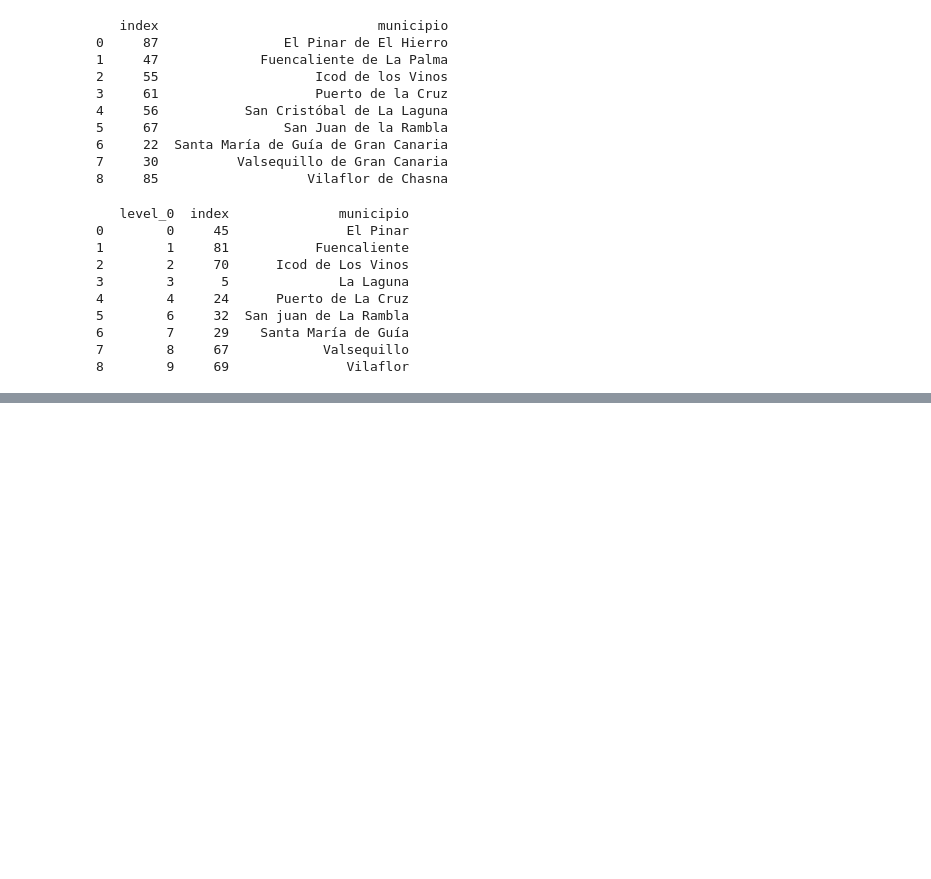
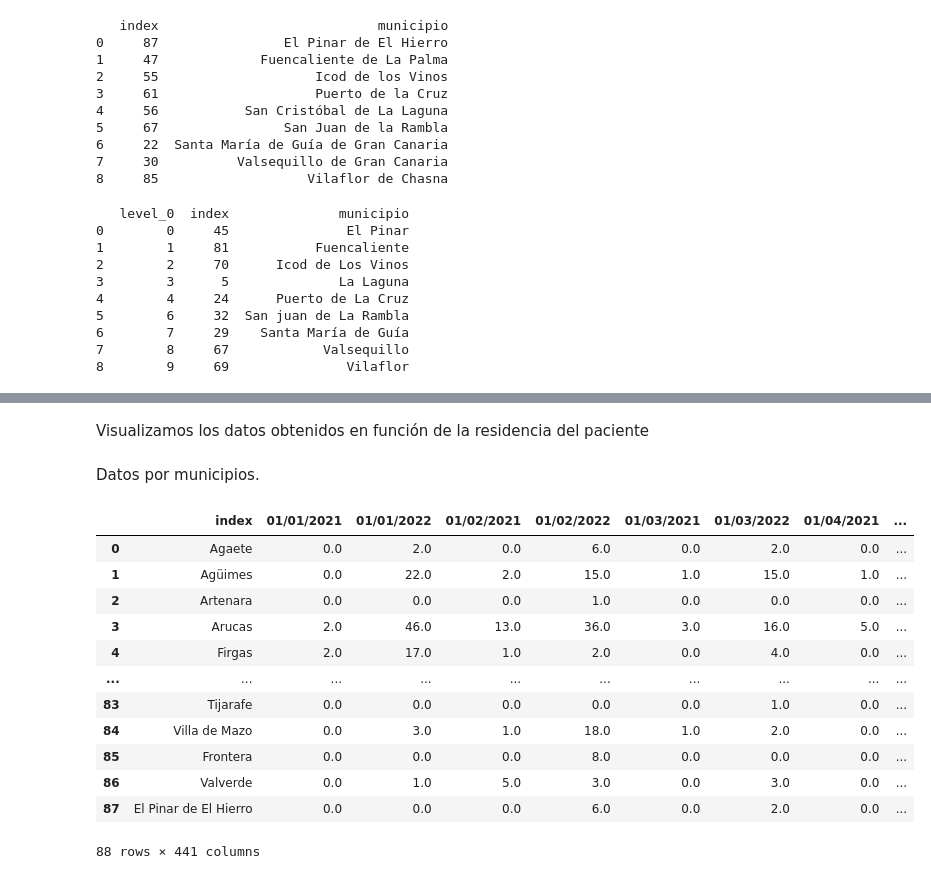
Before and after one commit to jalonsouoc/Practica2-Visualizacion-de-datos, a Jupyter notebook: practica2_visualizacion_datos.ipynb, the cells around one changed output, grey strips where cells are left out. Saved outputs shown, nothing was run; the diff lists cells and outputs as text; code cells hidden in the pictures; blank space fills up the shorter version.

```diff
--- a/practica2_visualizacion_datos.ipynb
+++ b/practica2_visualizacion_datos.ipynb
@@ -194,0 +369,21 @@ data_municipios_residencia_accumul = data_municipios_residencia_accumul.merge(mu
+# %% [markdown]
+Visualizamos los datos obtenidos en función de la residencia del paciente
+# %% [markdown]
+Datos por municipios.
+# %%
+#Datos por día
+data_municipios_residencia
+# %% [output]
+|  | index | 01/01/2021 | 01/01/2022 | 01/02/2021 | 01/02/2022 | 01/03/2021 | 01/03/2022 | 01/04/2021 | ... |
+| 0 | Agaete | 0.0 | 2.0 | 0.0 | 6.0 | 0.0 | 2.0 | 0.0 | ... |
+| 1 | Agüimes | 0.0 | 22.0 | 2.0 | 15.0 | 1.0 | 15.0 | 1.0 | ... |
+| 2 | Artenara | 0.0 | 0.0 | 0.0 | 1.0 | 0.0 | 0.0 | 0.0 | ... |
+| 3 | Arucas | 2.0 | 46.0 | 13.0 | 36.0 | 3.0 | 16.0 | 5.0 | ... |
+| 4 | Firgas | 2.0 | 17.0 | 1.0 | 2.0 | 0.0 | 4.0 | 0.0 | ... |
+| ... | ... | ... | ... | ... | ... | ... | ... | ... | ... |
+| 83 | Tijarafe | 0.0 | 0.0 | 0.0 | 0.0 | 0.0 | 1.0 | 0.0 | ... |
+| 84 | Villa de Mazo | 0.0 | 3.0 | 1.0 | 18.0 | 1.0 | 2.0 | 0.0 | ... |
+| 85 | Frontera | 0.0 | 0.0 | 0.0 | 8.0 | 0.0 | 0.0 | 0.0 | ... |
+| 86 | Valverde | 0.0 | 1.0 | 5.0 | 3.0 | 0.0 | 3.0 | 0.0 | ... |
+| 87 | El Pinar de El Hierro | 0.0 | 0.0 | 0.0 | 6.0 | 0.0 | 2.0 | 0.0 | ... |
+88 rows × 441 columns
```
Also changed, not shown: parts of 52 cells of this notebook, 25 other files.
